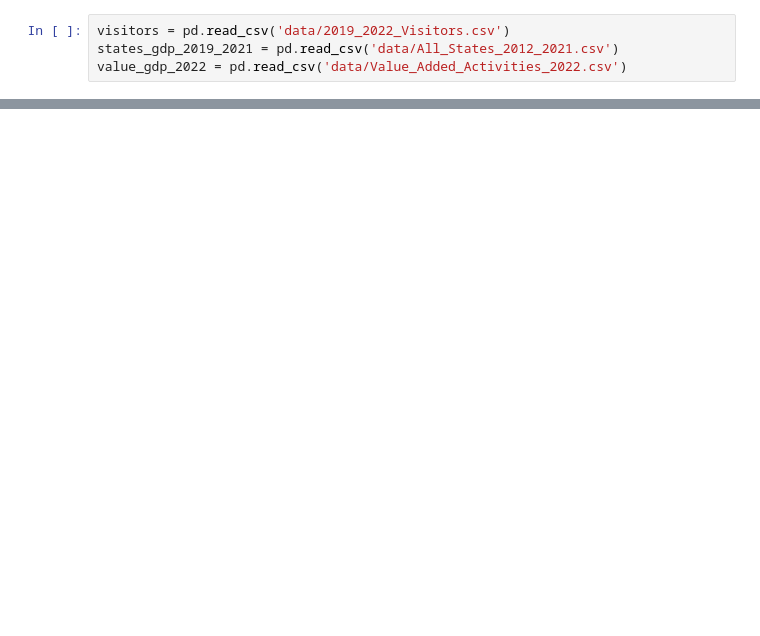
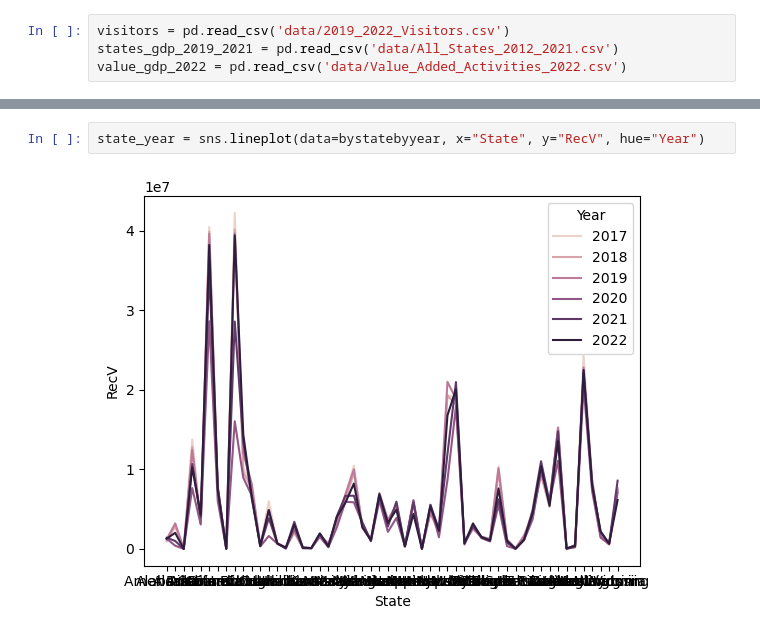
Before and after one commit to ngartley/Outdoor_Rec_Sales, a Jupyter notebook: Capstone_OutdoorRec.ipynb, the cells around one changed output, grey strips where cells are left out. Saved outputs shown, nothing was run; the diff lists cells and outputs as text; blank space fills up the shorter version.

```diff
--- a/Capstone_OutdoorRec.ipynb
+++ b/Capstone_OutdoorRec.ipynb
@@ -51,0 +84,4 @@ sns.lineplot(data=byyear, x="Year", y="Recreation_Visitors")
+# %%
+state_year = sns.lineplot(data=bystatebyyear, x="State", y="RecV", hue="Year")
+# %% [output]
+[figure, added]
```
Also changed, not shown: parts of 17 cells of this notebook, 4 other files.
